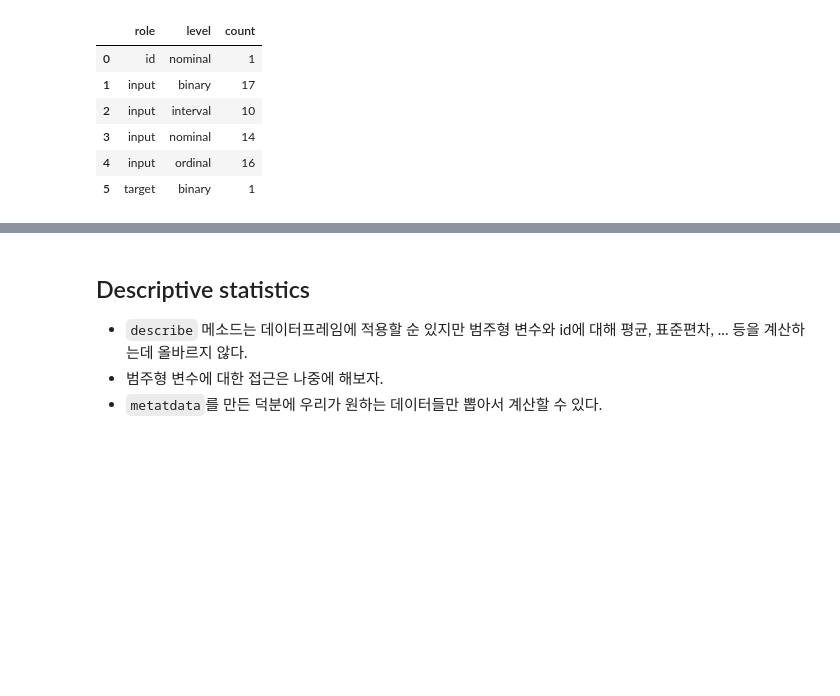
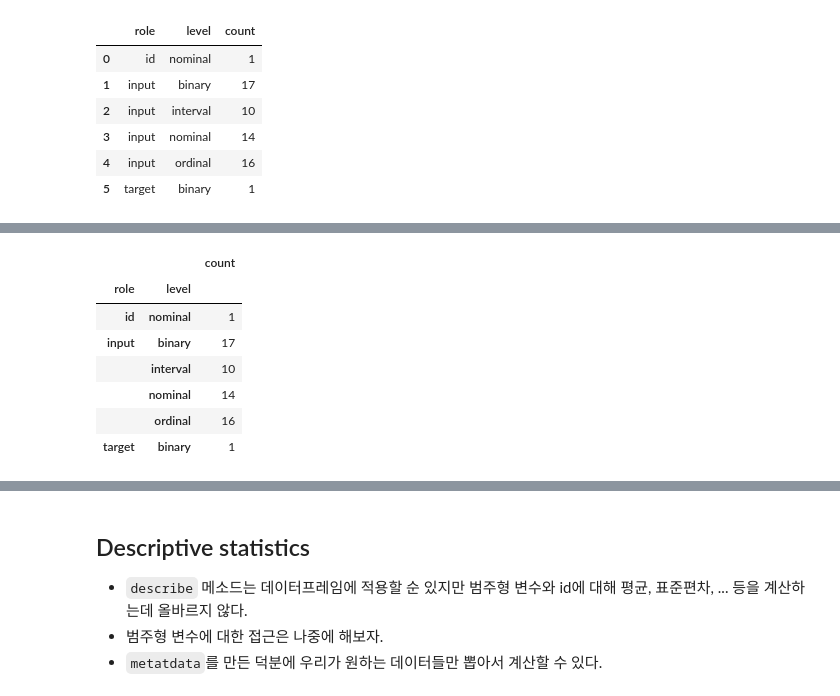
Before and after one commit to yeon42/data_analysis, a Jupyter notebook: kaggle/Porto_Seguro/PortoSeguro_data_preparation.ipynb, the cells around one changed output, grey strips where cells are left out. Saved outputs shown, nothing was run; the diff lists cells and outputs as text; code cells hidden in the pictures; blank space fills up the shorter version.

```diff
--- a/kaggle/Porto_Seguro/PortoSeguro_data_preparation.ipynb
+++ b/kaggle/Porto_Seguro/PortoSeguro_data_preparation.ipynb
@@ -234,0 +260,12 @@ pd.DataFrame({'count': meta.groupby(['role', 'level'])['role'].size()}).reset_in
+# %%
+# 위 코드 해석3
+pd.DataFrame({'count': meta.groupby(['role', 'level'])['role'].size()})
+# %% [output]
+|  |  | count |
+| role | level |  |
+| id | nominal | 1 |
+| input | binary | 17 |
+|  | interval | 10 |
+|  | nominal | 14 |
+|  | ordinal | 16 |
+| target | binary | 1 |
```
Also changed, not shown: parts of 25 cells of this notebook.
